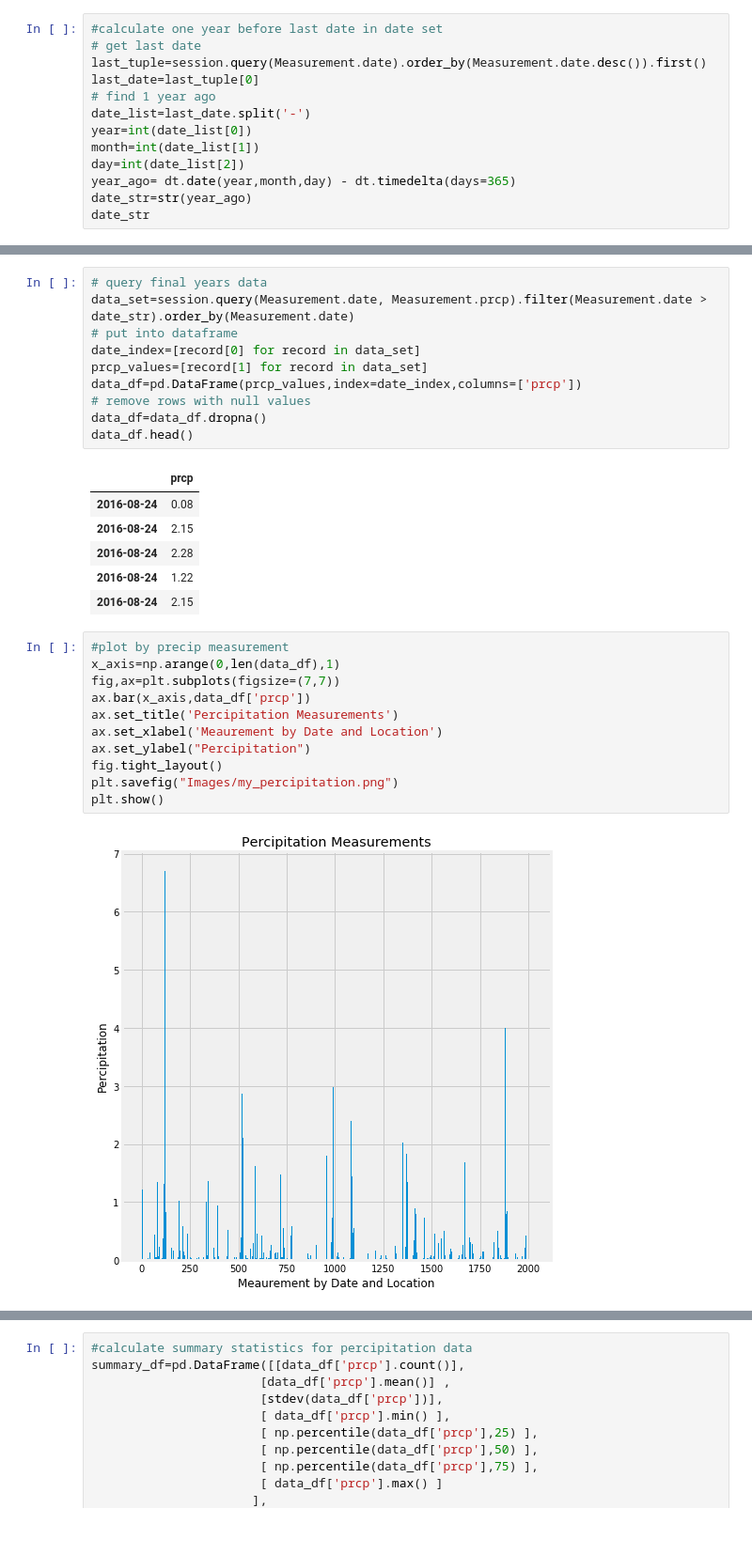
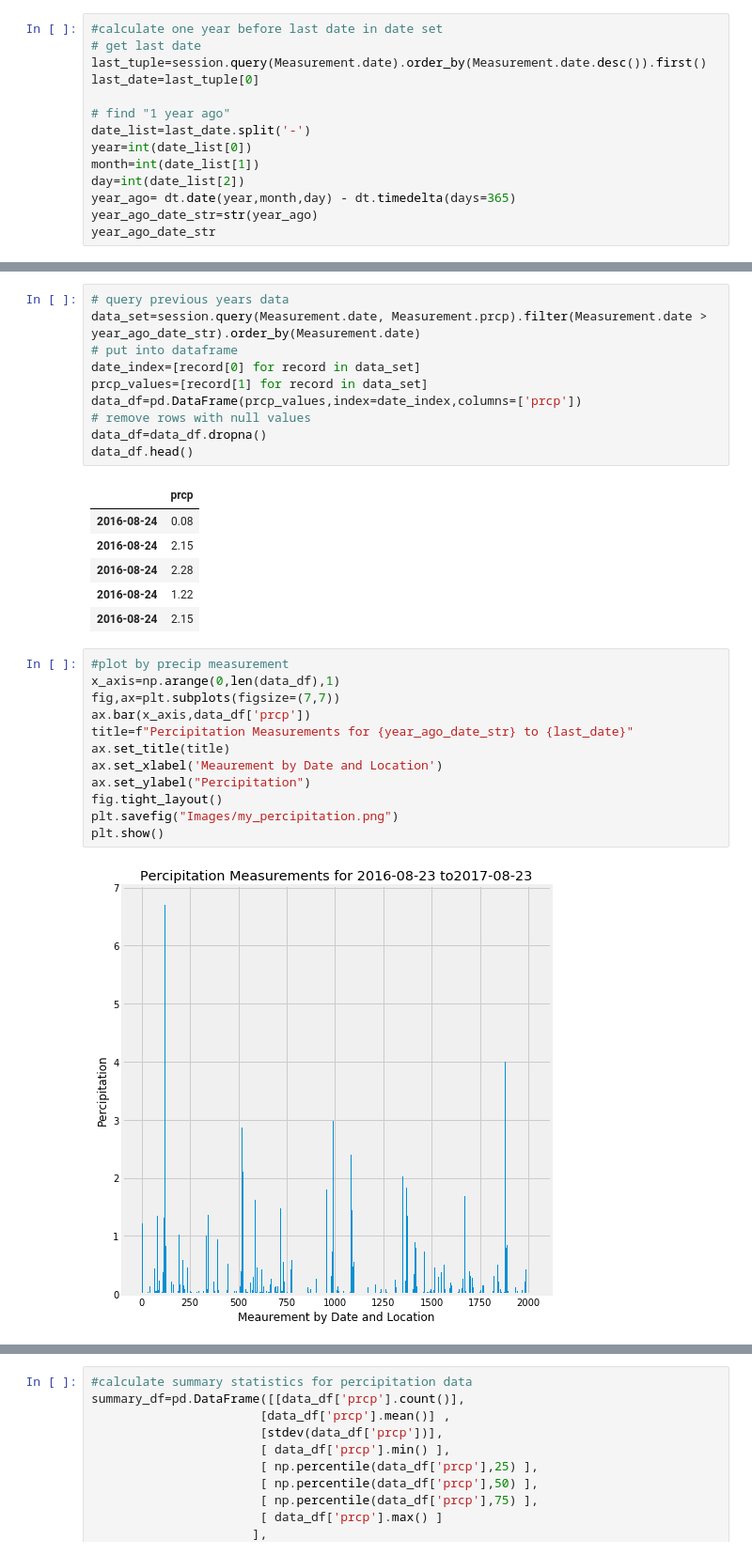
Before and after one commit to blizzardfun/sqlalchemy, a Jupyter notebook: climate_starter.ipynb, the cells around one changed output, grey strips where cells are left out. Shown at 94% size. Drawn from its saved outputs; the diff is of its cells as text.

```diff
--- a/climate_starter.ipynb
+++ b/climate_starter.ipynb
@@ -71,19 +72,20 @@ elevation FLOAT
 # get last date
 last_tuple=session.query(Measurement.date).order_by(Measurement.date.desc()).first()
 last_date=last_tuple[0]
-# find 1 year ago
+
+# find "1 year ago"
 date_list=last_date.split('-')
 year=int(date_list[0])
 month=int(date_list[1])
 day=int(date_list[2])
 year_ago= dt.date(year,month,day) - dt.timedelta(days=365)
-date_str=str(year_ago)
-date_str
+year_ago_date_str=str(year_ago)
+year_ago_date_str
 # %% [output]
 '2016-08-23'
 # %%
-# query final years data
-data_set=session.query(Measurement.date, Measurement.prcp).filter(Measurement.date > date_str).order_by(Measurement.date)
+# query previous years data
+data_set=session.query(Measurement.date, Measurement.prcp).filter(Measurement.date > year_ago_date_str).order_by(Measurement.date)
 # put into dataframe
 date_index=[record[0] for record in data_set]
 prcp_values=[record[1] for record in data_set]
@@ -101,13 +103,14 @@ data_df.head()
 # %%
 #plot by precip measurement
 x_axis=np.arange(0,len(data_df),1)
 fig,ax=plt.subplots(figsize=(7,7))
 ax.bar(x_axis,data_df['prcp'])
-ax.set_title('Percipitation Measurements')
+title=f"Percipitation Measurements for {year_ago_date_str} to {last_date}"
+ax.set_title(title)
 ax.set_xlabel('Meaurement by Date and Location')
 ax.set_ylabel("Percipitation")
 fig.tight_layout()
 plt.savefig("Images/my_percipitation.png")
 plt.show()
 # %% [output]
-[figure, old version]
+[figure, new version]
```
Also changed, not shown: parts of 10 cells of this notebook, 2 other files.
